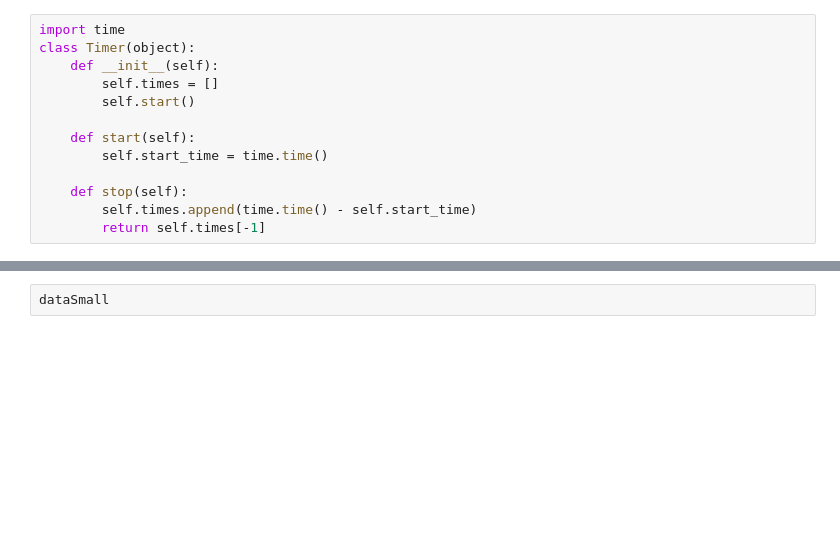
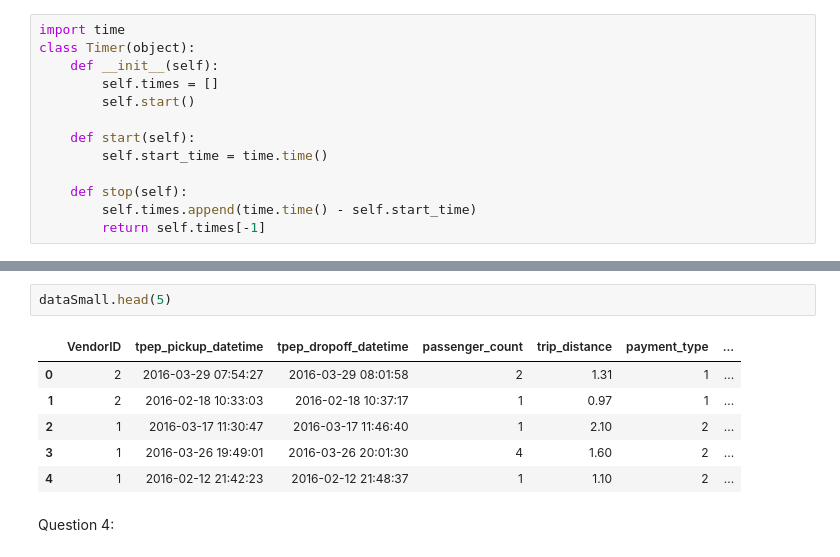
Before and after one commit to nhut3110/Final-Exam---Process-CSV-files, a Jupyter notebook: final.ipynb, the cells around one changed output, grey strips where cells are left out. Cells and saved outputs as stored; diff of their text form; blank space fills up the shorter version.

```diff
--- a/final.ipynb
+++ b/final.ipynb
@@ -49,2 +58,11 @@ dataMedium
 # %%
-dataSmall
+dataSmall.head(5)
+# %% [output]
+|  | VendorID | tpep_pickup_datetime | tpep_dropoff_datetime | passenger_count | trip_distance | payment_type | ... |
+| 0 | 2 | 2016-03-29 07:54:27 | 2016-03-29 08:01:58 | 2 | 1.31 | 1 | ... |
+| 1 | 2 | 2016-02-18 10:33:03 | 2016-02-18 10:37:17 | 1 | 0.97 | 1 | ... |
+| 2 | 1 | 2016-03-17 11:30:47 | 2016-03-17 11:46:40 | 1 | 2.10 | 2 | ... |
+| 3 | 1 | 2016-03-26 19:49:01 | 2016-03-26 20:01:30 | 4 | 1.60 | 2 | ... |
+| 4 | 1 | 2016-02-12 21:42:23 | 2016-02-12 21:48:37 | 1 | 1.10 | 2 | ... |
+# %% [markdown]
+Question 4:
```
Also changed, not shown: parts of 40 cells of this notebook.
